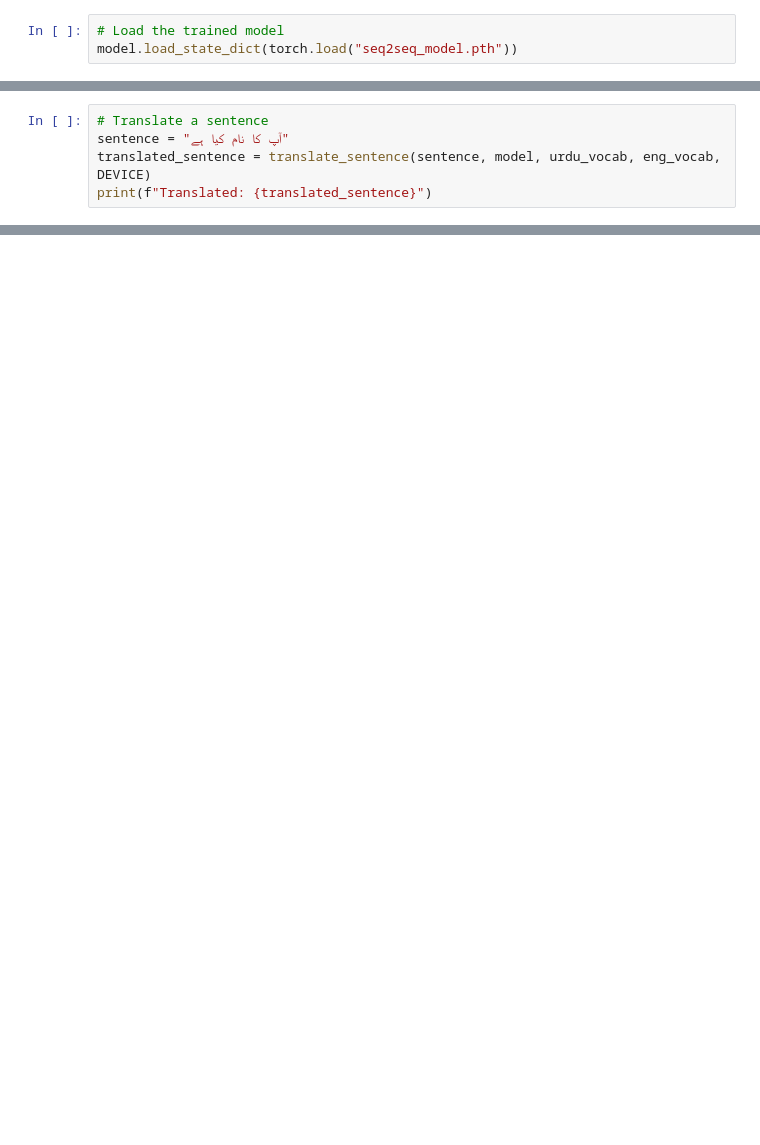
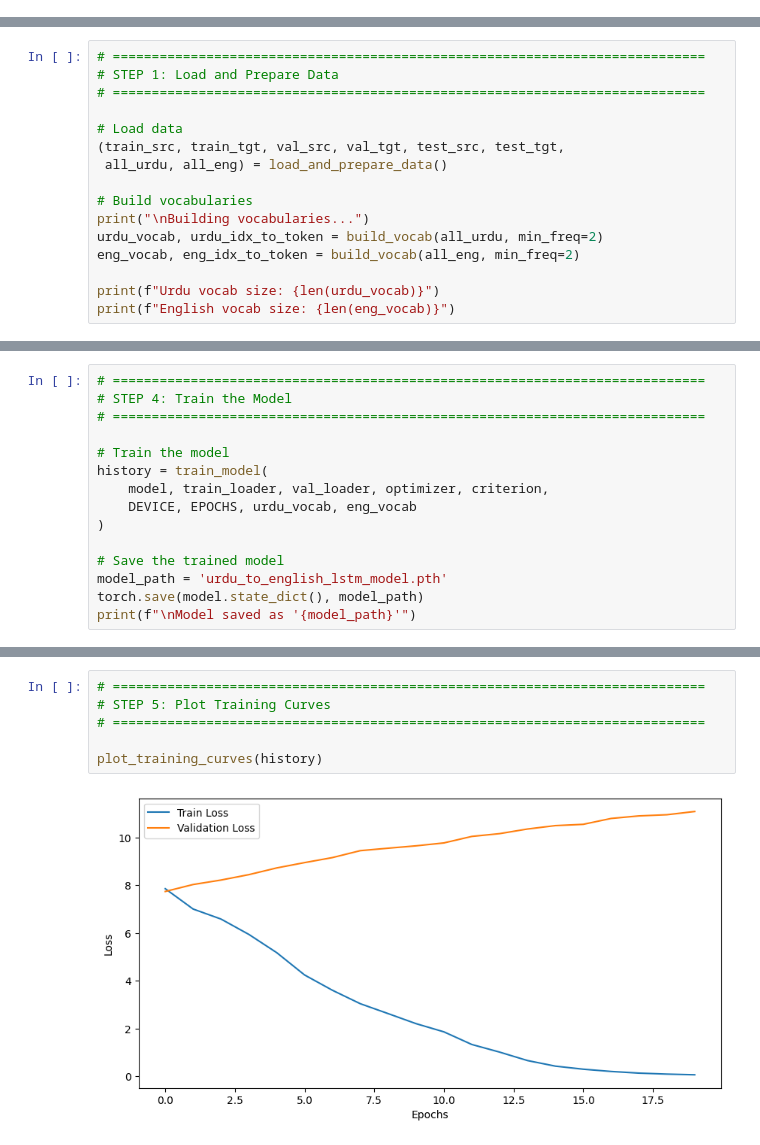
Before and after one commit to 0331sameer/urdu_to_english_translator_lstm, a Jupyter notebook: lstm.ipynb, the cells around one changed output, grey strips where cells are left out. Drawn from its saved outputs; the diff is of its cells as text; blank space fills up the shorter version.

Commit message:
feat: Custom LSTM encoder-decoder for Urdu-English translation with attention and beam search

```diff
--- a/lstm.ipynb
+++ b/lstm.ipynb
@@ -372,3 +0,0 @@ BLEU Score: BLEU = 0.00, 16.0/1.5/0.1/0.0 (BP=1.000, ratio=1.044, hyp_len=6771,
-# %%
-# Load the trained model
-model.load_state_dict(torch.load("seq2seq_model.pth"))
@@ -377,5 +0,0 @@ model.load_state_dict(torch.load("seq2seq_model.pth"))
-# %%
-# Translate a sentence
-sentence = "آپ کا نام کیا ہے"
-translated_sentence = translate_sentence(sentence, model, urdu_vocab, eng_vocab, DEVICE)
-print(f"Translated: {translated_sentence}")
@@ -383,0 +1016,16 @@ Translated: The balance of an organization the US <eos> <eos> <eos> <eos> <eos>
+# %%
+# ============================================================================
+# STEP 1: Load and Prepare Data
+# ============================================================================
+
+# Load data
+(train_src, train_tgt, val_src, val_tgt, test_src, test_tgt,
+ all_urdu, all_eng) = load_and_prepare_data()
+
+# Build vocabularies
+print("\nBuilding vocabularies...")
+urdu_vocab, urdu_idx_to_token = build_vocab(all_urdu, min_freq=2)
+eng_vocab, eng_idx_to_token = build_vocab(all_eng, min_freq=2)
+
+print(f"Urdu vocab size: {len(urdu_vocab)}")
+print(f"English vocab size: {len(eng_vocab)}")
@@ -383,0 +1125,15 @@ Translated: The balance of an organization the US <eos> <eos> <eos> <eos> <eos>
+# %%
+# ============================================================================
+# STEP 4: Train the Model
+# ============================================================================
+
+# Train the model
+history = train_model(
+    model, train_loader, val_loader, optimizer, criterion,
+    DEVICE, EPOCHS, urdu_vocab, eng_vocab
+)
+
+# Save the trained model
+model_path = 'urdu_to_english_lstm_model.pth'
+torch.save(model.state_dict(), model_path)
+print(f"\nModel saved as '{model_path}'")
@@ -383,0 +1161,8 @@ Translated: The balance of an organization the US <eos> <eos> <eos> <eos> <eos>
+# %%
+# ============================================================================
+# STEP 5: Plot Training Curves
+# ============================================================================
+
+plot_training_curves(history)
+# %% [output]
+[figure, added]
```
Also changed, not shown: parts of 44 cells of this notebook, 5 other files.
